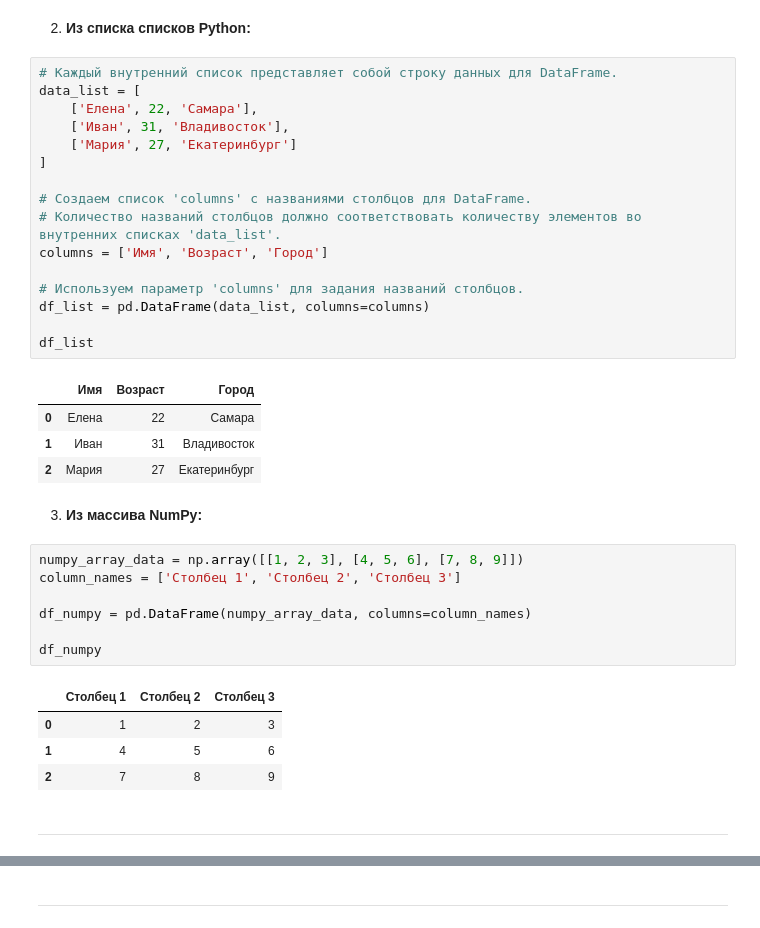
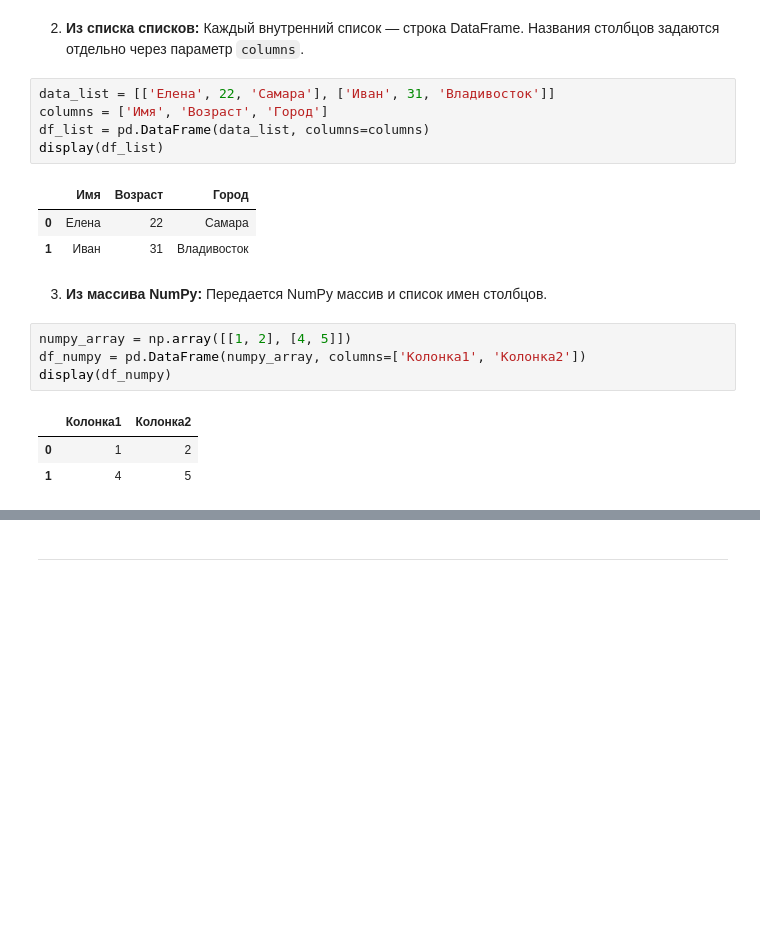
Before and after one commit to DinoZawrik/ML-Handbook, a Jupyter notebook: 2_Pandas.ipynb, the cells around one changed output, grey strips where cells are left out. Saved outputs shown, nothing was run; the diff lists cells and outputs as text; blank space fills up the shorter version.

```diff
--- a/2_Pandas.ipynb
+++ b/2_Pandas.ipynb
@@ -30,42 +26,24 @@ df
 | 1 | Борис | 30 | Петербург |
 | 2 | Виктор | 28 | Казань |
 | 3 | Григорий | 35 | Москва |
-# %% [markdown]
-2. **Из списка списков Python:**
-# %%
-# Каждый внутренний список представляет собой строку данных для DataFrame.
-data_list = [
-    ['Елена', 22, 'Самара'],
-    ['Иван', 31, 'Владивосток'],
-    ['Мария', 27, 'Екатеринбург']
-]
-
-# Создаем список 'columns' с названиями столбцов для DataFrame.
-# Количество названий столбцов должно соответствовать количеству элементов во внутренних списках 'data_list'.
-columns = ['Имя', 'Возраст', 'Город']
-
-# Используем параметр 'columns' для задания названий столбцов.
-df_list = pd.DataFrame(data_list, columns=columns)
-
-df_list
-# %% [output]
-|  | Имя | Возраст | Город |
-| 0 | Елена | 22 | Самара |
-| 1 | Иван | 31 | Владивосток |
-| 2 | Мария | 27 | Екатеринбург |
+# %% [markdown]
+2.  **Из списка списков:** Каждый внутренний список — строка DataFrame. Названия столбцов задаются отдельно через параметр `columns`.
+# %%
+data_list = [['Елена', 22, 'Самара'], ['Иван', 31, 'Владивосток']]
+columns = ['Имя', 'Возраст', 'Город']
+df_list = pd.DataFrame(data_list, columns=columns)
+display(df_list)
+# %% [output]
+|  | Имя | Возраст | Город |
+| 0 | Елена | 22 | Самара |
+| 1 | Иван | 31 | Владивосток |
 # %% [markdown]
-3. **Из массива NumPy:**
+3.  **Из массива NumPy:** Передается NumPy массив и список имен столбцов.
 # %%
-numpy_array_data = np.array([[1, 2, 3], [4, 5, 6], [7, 8, 9]])
-column_names = ['Столбец 1', 'Столбец 2', 'Столбец 3']
-
-df_numpy = pd.DataFrame(numpy_array_data, columns=column_names)
-
-df_numpy
+numpy_array = np.array([[1, 2], [4, 5]])
+df_numpy = pd.DataFrame(numpy_array, columns=['Колонка1', 'Колонка2'])
+display(df_numpy)
 # %% [output]
-|  | Столбец 1 | Столбец 2 | Столбец 3 |
-| 0 | 1 | 2 | 3 |
-| 1 | 4 | 5 | 6 |
-| 2 | 7 | 8 | 9 |
+|  | Колонка1 | Колонка2 |
+| 0 | 1 | 2 |
+| 1 | 4 | 5 |
-# %% [markdown]
-___
```
Also changed, not shown: parts of 129 cells of this notebook, 20 other files.
